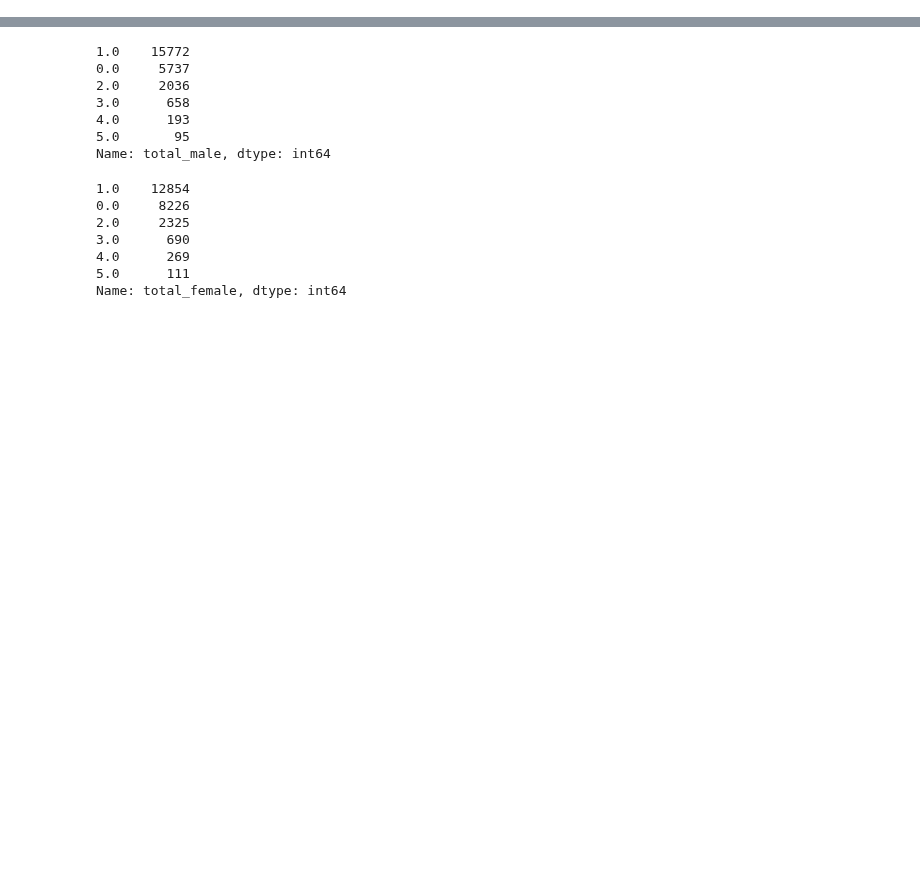
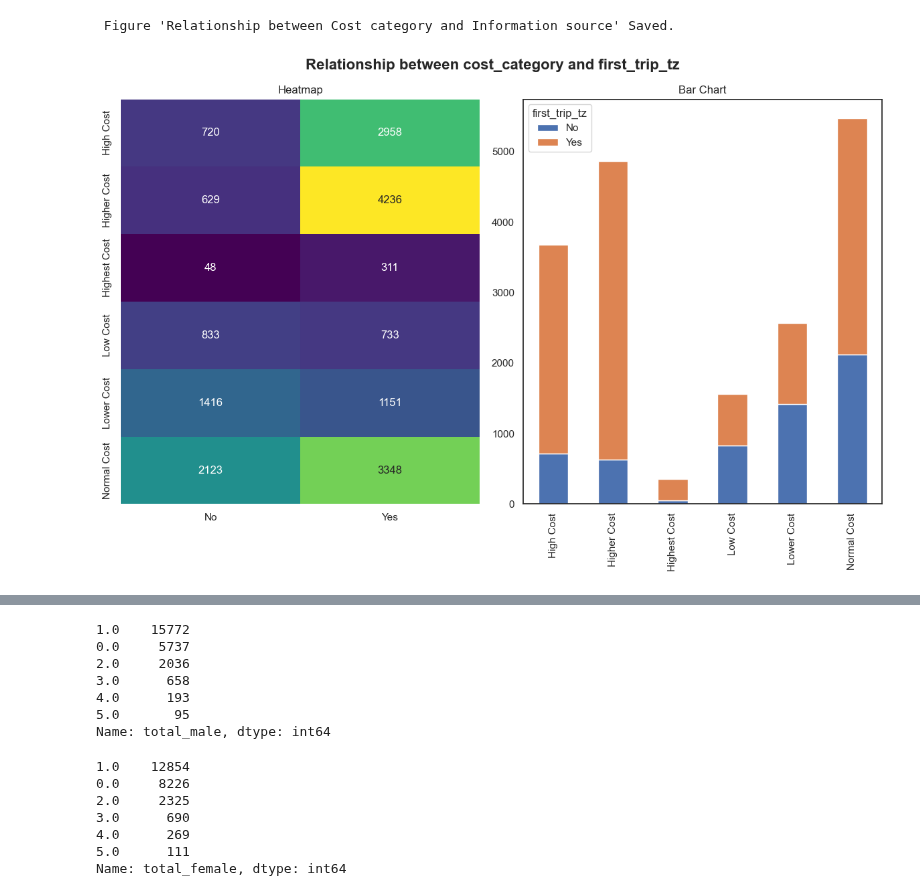
Before and after one commit to Njaramba-Riri/expenditure-prediction, a Jupyter notebook: model.ipynb, the cells around one changed output, grey strips where cells are left out. Cells and saved outputs as stored; diff of their text form; code cells hidden in the pictures; blank space fills up the shorter version.

```diff
--- a/model.ipynb
+++ b/model.ipynb
@@ -187,0 +155,27 @@ Name: travel_with, dtype: int64
+# %%
+def plot_categorical(data, x, y, title=None, xlabel=None, ylabel=None):
+    ct=pd.crosstab(data[x], data[y])
+
+    fig, axes=plt.subplots(nrows=1,ncols=2, figsize=(12,8))
+
+    sns.heatmap(ct, cmap='viridis', annot=True, cbar=False, fmt='g', ax=axes[0])
+    axes[0].set_title('Heatmap' if title is None else title)
+    axes[0].set_xlabel('' if xlabel is None else xlabel)
+    axes[0].set_ylabel('' if ylabel is None else ylabel)
+
+    #stacked_data = ct.apply(lambda x: x / x.sum(), axis=1)
+    ct.plot(kind='bar', stacked=True, ax=axes[1])
+    axes[1].set_title('Bar Chart' if title is None else title)
+    axes[1].set_xlabel('' if xlabel is None else xlabel)
+    axes[1].set_ylabel('' if ylabel is None else ylabel)
+    axes[1].legend(title=y)
+
+    """
+    for patch in axes[1].patches:
+        x, y = patch.get_xy()
+        width, height = patch.get_width(), patch.get_height()
+        axes[1].text(x + width/2, y + height/2, f'{height:.0%}', ha='center', va='center')
+
+    """
+
+    fig.suptitle(f"Relationship between {x} and {y}", fontsize=16, weight='bold')
@@ -187,0 +243,6 @@ Name: travel_with, dtype: int64
+# %%
+plot_categorical(train, "cost_category", "first_trip_tz")
+save_fig("Relationship between Cost category and Information source")
+# %% [output]
+ Figure 'Relationship between Cost category and Information source' Saved.
+[figure, added]
```
Also changed, not shown: parts of 31 cells of this notebook, 10 other files.
